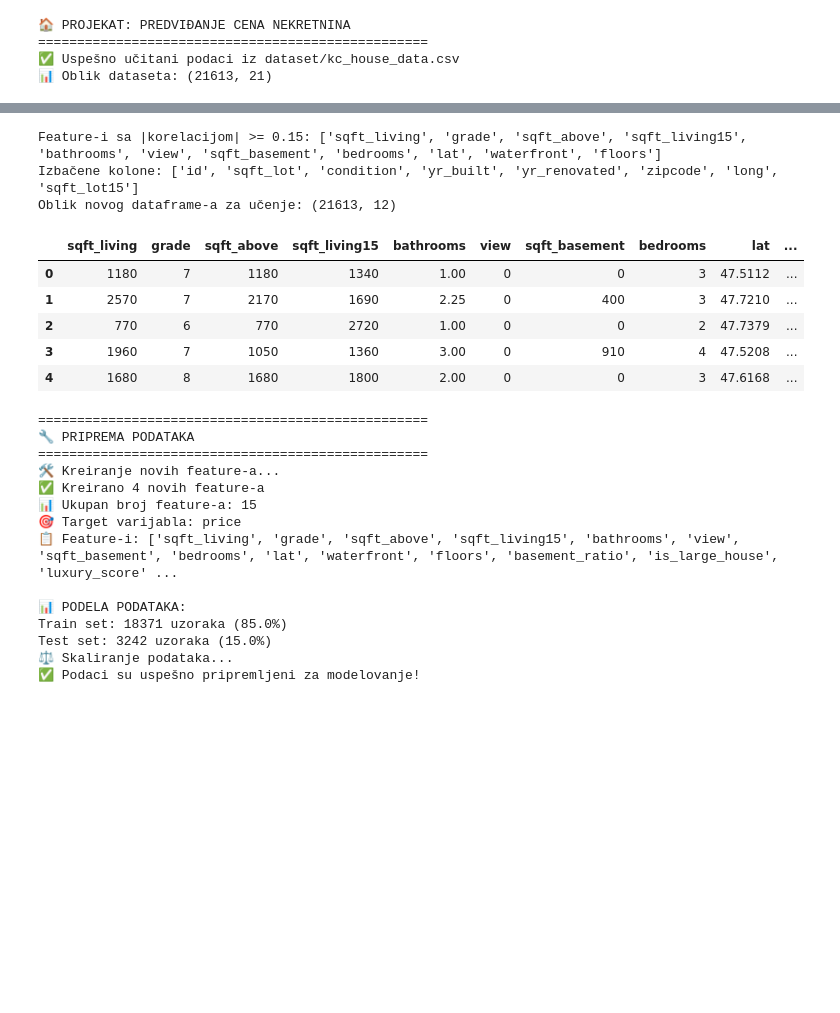
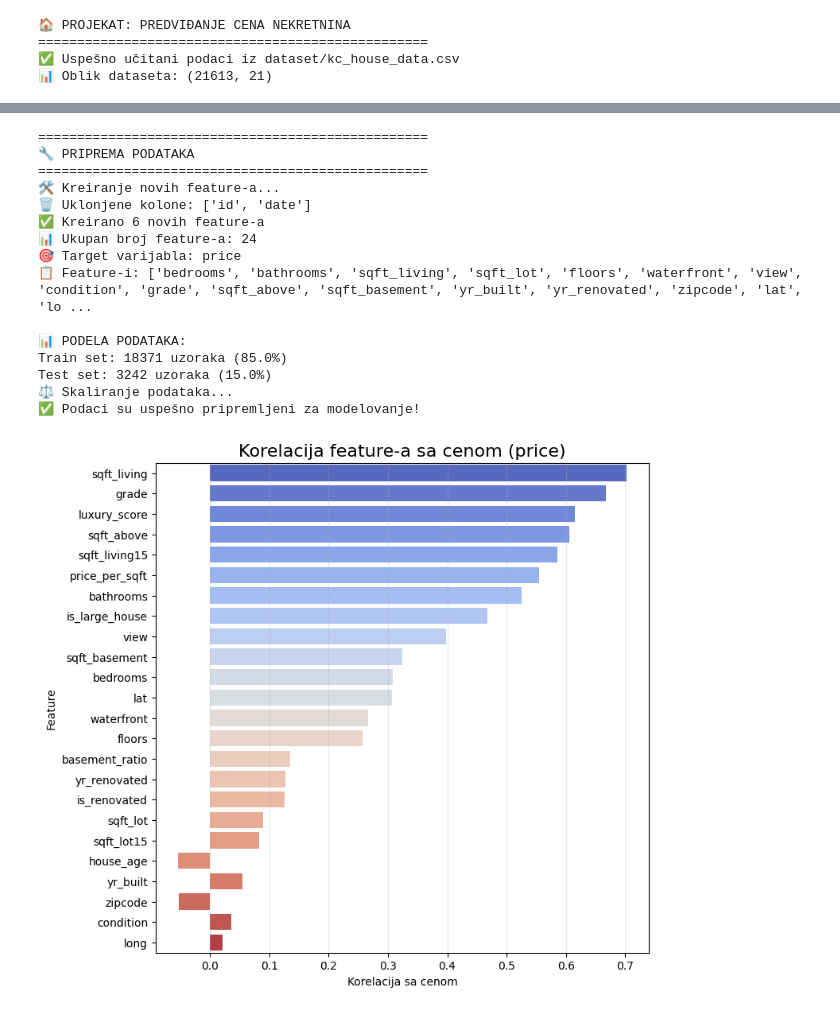
Before and after one commit to MihailoVukorep/mu1_proj, a Jupyter notebook: main.ipynb, the cells around one changed output, grey strips where cells are left out. Saved outputs shown, nothing was run; the diff lists cells and outputs as text; code cells hidden in the pictures; blank space fills up the shorter version.

```diff
--- a/main.ipynb
+++ b/main.ipynb
@@ -101,42 +93,32 @@ Kuće sa pristupom vodi: 0.8%
-# %%
-# ===================================================================
-# 3. SELEKCIJA FEATURE-A NA OSNOVU KORELACIJE
-# ===================================================================
-
-CORELATION_LIMIT = 0.15
-
-if data is not None:
-    selected_df, selected_features, dropped_features = select_features_by_correlation(data, CORELATION_LIMIT)
-    display(selected_df.head())
-# %% [output]
-Feature-i sa |korelacijom| >= 0.15: ['sqft_living', 'grade', 'sqft_above', 'sqft_living15', 'bathrooms', 'view', 'sqft_basement', 'bedrooms', 'lat', 'waterfront', 'floors']
-Izbačene kolone: ['id', 'sqft_lot', 'condition', 'yr_built', 'yr_renovated', 'zipcode', 'long', 'sqft_lot15']
-Oblik novog dataframe-a za učenje: (21613, 12)
-|  | sqft_living | grade | sqft_above | sqft_living15 | bathrooms | view | sqft_basement | bedrooms | lat | ... |
-| 0 | 1180 | 7 | 1180 | 1340 | 1.00 | 0 | 0 | 3 | 47.5112 | ... |
-| 1 | 2570 | 7 | 2170 | 1690 | 2.25 | 0 | 400 | 3 | 47.7210 | ... |
-| 2 | 770 | 6 | 770 | 2720 | 1.00 | 0 | 0 | 2 | 47.7379 | ... |
-| 3 | 1960 | 7 | 1050 | 1360 | 3.00 | 0 | 910 | 4 | 47.5208 | ... |
-| 4 | 1680 | 8 | 1680 | 1800 | 2.00 | 0 | 0 | 3 | 47.6168 | ... |
 # %%
 # ===================================================================
 # 3. PRIPREMA PODATAKA
 # ===================================================================
 
-if selected_df is not None:
-    X_train, X_test, y_train, y_test, X_train_scaled, X_test_scaled, scaler = preprocess_data(selected_df)
+if data is not None:
+    X_train, X_test, y_train, y_test, X_train_scaled, X_test_scaled, scaler, df_processed = preprocess_data(data)
 # %% [output]
 ==================================================
 🔧 PRIPREMA PODATAKA
 ==================================================
 🛠️ Kreiranje novih feature-a...
-✅ Kreirano 4 novih feature-a
-📊 Ukupan broj feature-a: 15
+🗑️ Uklonjene kolone: ['id', 'date']
+✅ Kreirano 6 novih feature-a
+📊 Ukupan broj feature-a: 24
 🎯 Target varijabla: price
-📋 Feature-i: ['sqft_living', 'grade', 'sqft_above', 'sqft_living15', 'bathrooms', 'view', 'sqft_basement', 'bedrooms', 'lat', 'waterfront', 'floors', 'basement_ratio', 'is_large_house', 'luxury_score' ...
+📋 Feature-i: ['bedrooms', 'bathrooms', 'sqft_living', 'sqft_lot', 'floors', 'waterfront', 'view', 'condition', 'grade', 'sqft_above', 'sqft_basement', 'yr_built', 'yr_renovated', 'zipcode', 'lat', 'lo ...
 
 📊 PODELA PODATAKA:
 Train set: 18371 uzoraka (85.0%)
 Test set: 3242 uzoraka (15.0%)
 ⚖️ Skaliranje podataka...
 ✅ Podaci su uspešno pripremljeni za modelovanje!
+# %%
+# ===================================================================
+# DODATNO: PRIKAZ KORELACIONE MATRICE (samo numeričke kolone)
+# ===================================================================
+
+if df_processed is not None:
+    price_corr = create_correlation_plot(df_processed)
+# %% [output]
+[figure, added]
```
Also changed, not shown: parts of 9 cells of this notebook, 1 other file.
